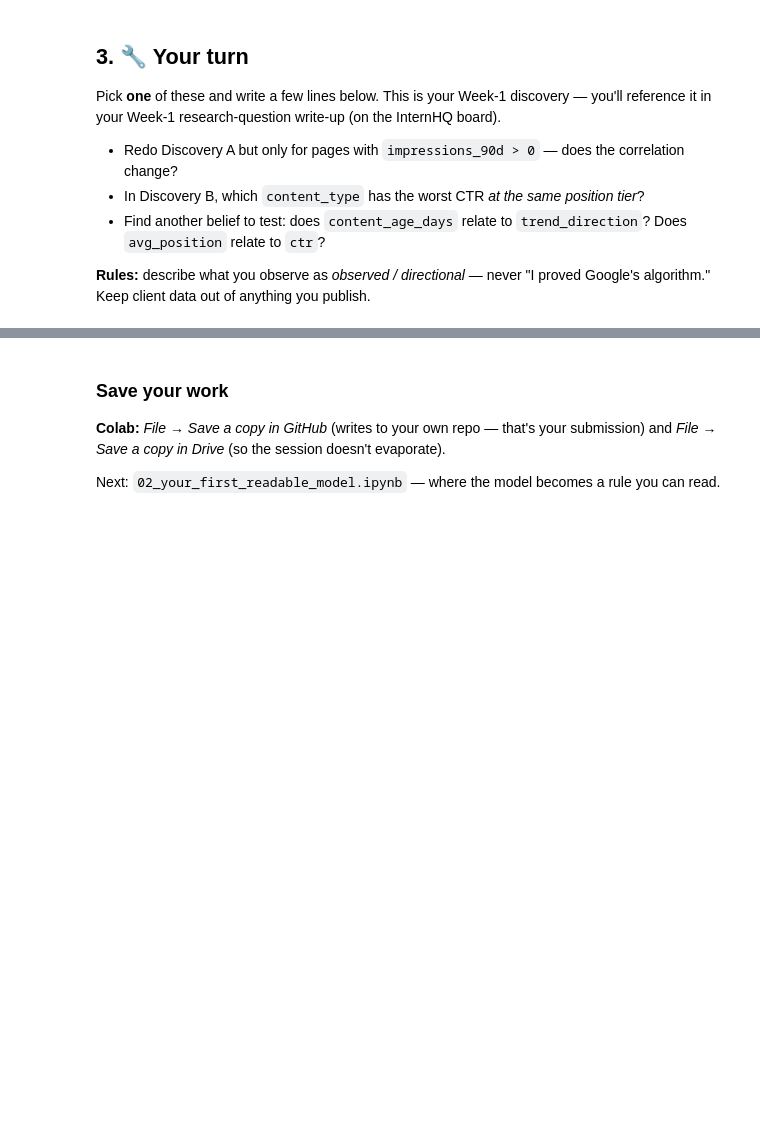
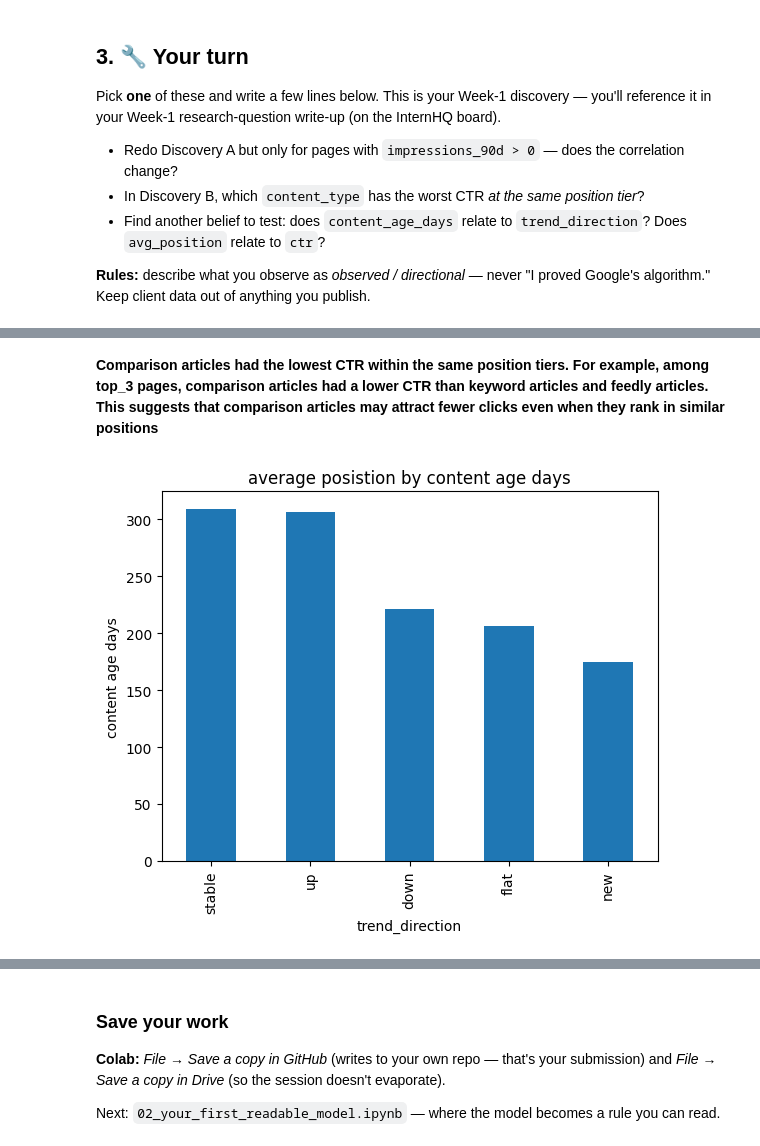
Before and after one commit to RG-01-00/flyrank_ml_intern1, a Jupyter notebook: notebooks/01_first_look_and_discovery.ipynb, the cells around one changed output, grey strips where cells are left out. Drawn from its saved outputs; the diff is of its cells as text; code cells hidden in the pictures; blank space fills up the shorter version.

```diff
--- a/notebooks/01_first_look_and_discovery.ipynb
+++ b/notebooks/01_first_look_and_discovery.ipynb
@@ -101,0 +209,8 @@ Pick **one** of these and write a few lines below. This is your Week-1 discovery
+# %% [markdown]
+**Comparison articles had the lowest CTR within the same position tiers. For example, among top_3 pages, comparison articles had a lower CTR than keyword articles and feedly articles. This suggests that comparison articles may attract fewer clicks even when they rank in similar positions**
+# %%
+visible = df[df["impressions_90d"] >= 100]
+ctr_by_pos = visible.groupby("trend_direction")["content_age_days"].median().sort_values(ascending=False)
+ctr_by_pos.plot(kind="bar", title="average posistion by content age days", ylabel="content age days");
+# %% [output]
+[figure, added]
```
Also changed, not shown: parts of 17 cells of this notebook.
